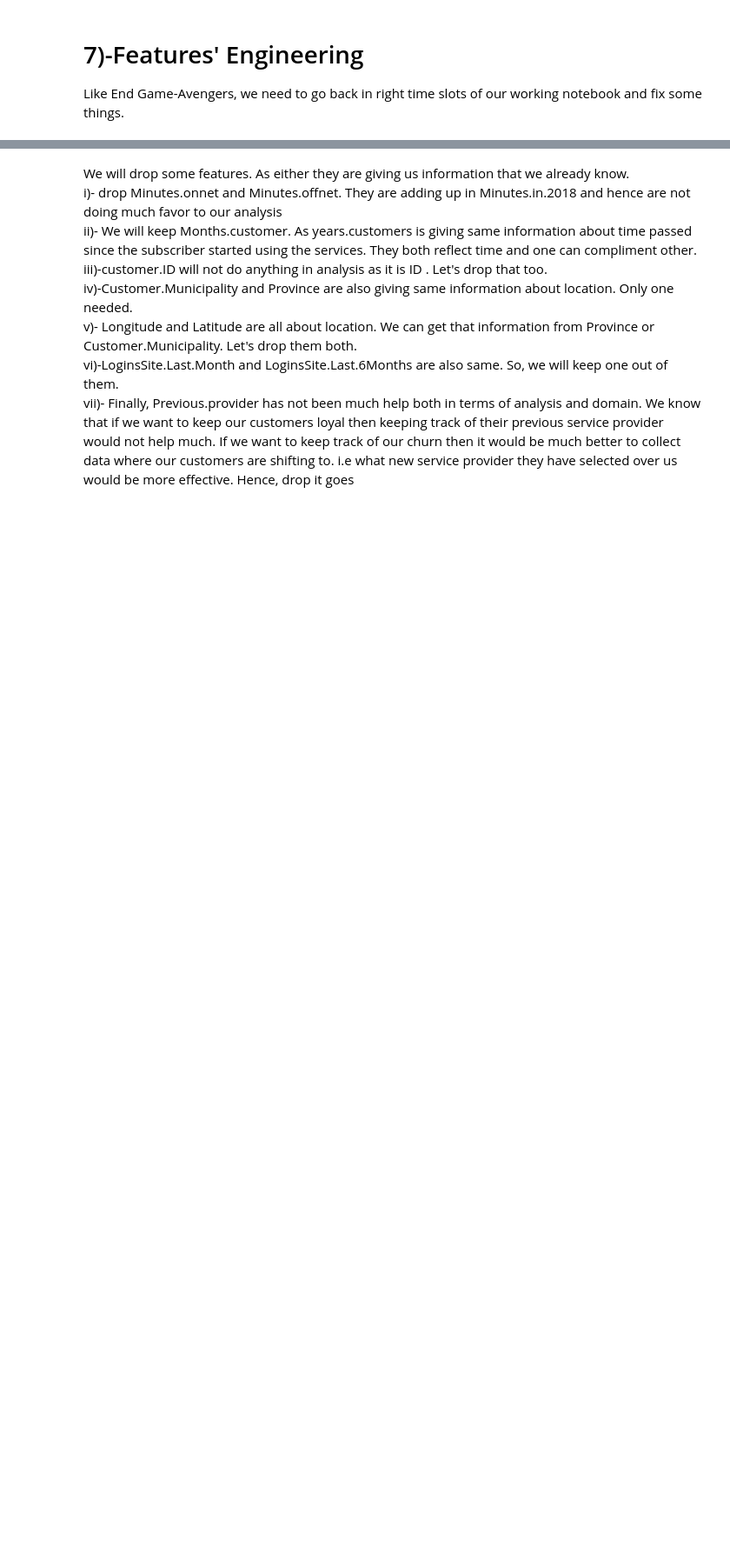
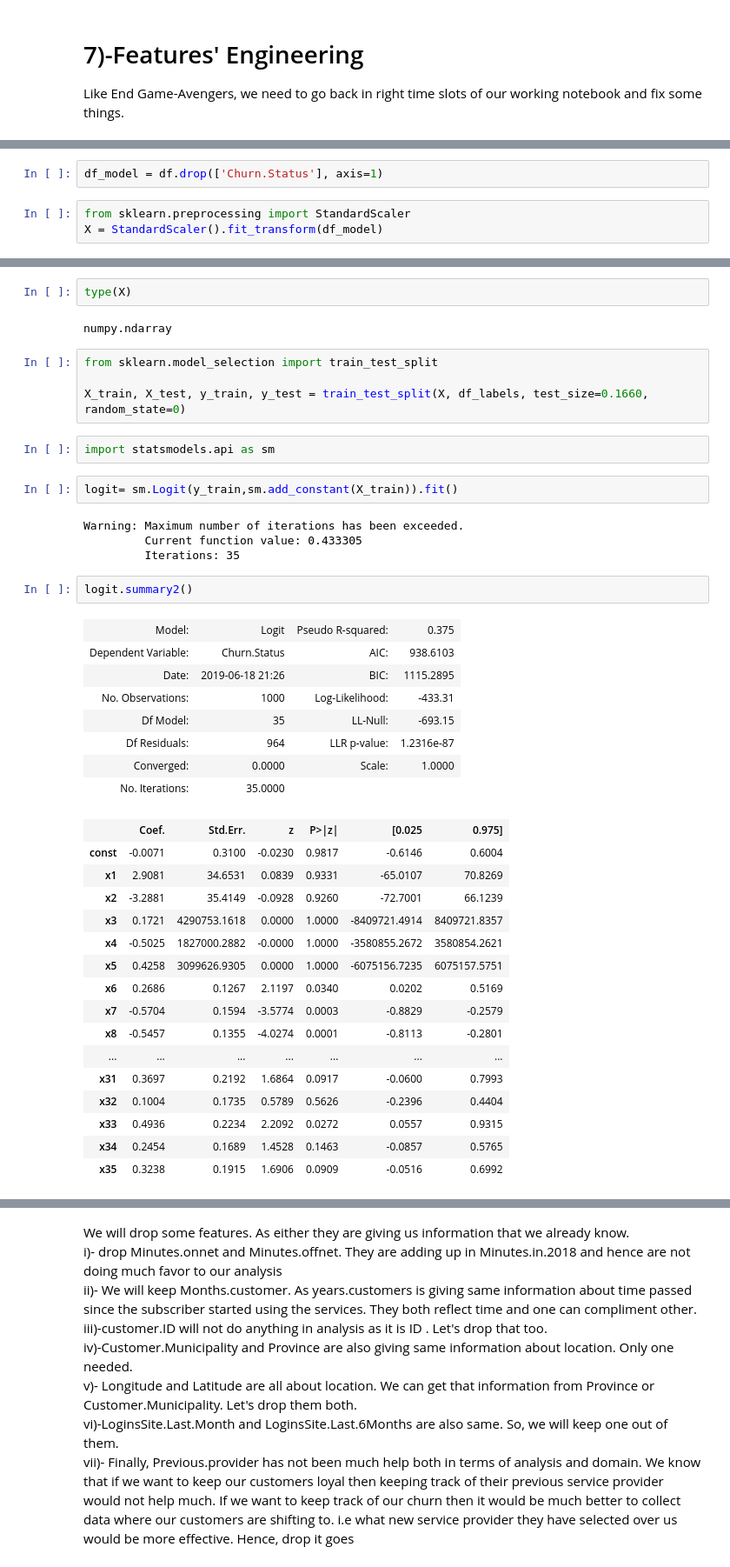
Before and after one commit to HassanSherwani/Telcom_Churn-End-End-Project-, a Jupyter notebook: Customer_Churn_Telecom.ipynb, the cells around one changed output, grey strips where cells are left out. Shown at 87% size. Drawn from its saved outputs; the diff is of its cells as text; blank space fills up the shorter version.

```diff
--- a/Customer_Churn_Telecom.ipynb
+++ b/Customer_Churn_Telecom.ipynb
@@ -1725,0 +1876,5 @@ df.head(2)
+# %%
+df_model = df.drop(['Churn.Status'], axis=1)
+# %%
+from sklearn.preprocessing import StandardScaler
+X = StandardScaler().fit_transform(df_model)
@@ -1725,0 +1885,43 @@ df.head(2)
+# %%
+type(X)
+# %% [output]
+numpy.ndarray
+# %%
+from sklearn.model_selection import train_test_split
+
+X_train, X_test, y_train, y_test = train_test_split(X, df_labels, test_size=0.1660, random_state=0)
+# %%
+import statsmodels.api as sm
+# %%
+logit= sm.Logit(y_train,sm.add_constant(X_train)).fit()
+# %% [output]
+Warning: Maximum number of iterations has been exceeded.
+         Current function value: 0.433305
+         Iterations: 35
+# %%
+logit.summary2()
+# %% [output]
+| Model: | Logit | Pseudo R-squared: | 0.375 |
+| Dependent Variable: | Churn.Status | AIC: | 938.6103 |
+| Date: | 2019-06-18 21:26 | BIC: | 1115.2895 |
+| No. Observations: | 1000 | Log-Likelihood: | -433.31 |
+| Df Model: | 35 | LL-Null: | -693.15 |
+| Df Residuals: | 964 | LLR p-value: | 1.2316e-87 |
+| Converged: | 0.0000 | Scale: | 1.0000 |
+| No. Iterations: | 35.0000 |  |  |
+|  | Coef. | Std.Err. | z | P>|z| | [0.025 | 0.975] |
+| const | -0.0071 | 0.3100 | -0.0230 | 0.9817 | -0.6146 | 0.6004 |
+| x1 | 2.9081 | 34.6531 | 0.0839 | 0.9331 | -65.0107 | 70.8269 |
+| x2 | -3.2881 | 35.4149 | -0.0928 | 0.9260 | -72.7001 | 66.1239 |
+| x3 | 0.1721 | 4290753.1618 | 0.0000 | 1.0000 | -8409721.4914 | 8409721.8357 |
+| x4 | -0.5025 | 1827000.2882 | -0.0000 | 1.0000 | -3580855.2672 | 3580854.2621 |
+| x5 | 0.4258 | 3099626.9305 | 0.0000 | 1.0000 | -6075156.7235 | 6075157.5751 |
+| x6 | 0.2686 | 0.1267 | 2.1197 | 0.0340 | 0.0202 | 0.5169 |
+| x7 | -0.5704 | 0.1594 | -3.5774 | 0.0003 | -0.8829 | -0.2579 |
+| x8 | -0.5457 | 0.1355 | -4.0274 | 0.0001 | -0.8113 | -0.2801 |
+| ... | ... | ... | ... | ... | ... | ... |
+| x31 | 0.3697 | 0.2192 | 1.6864 | 0.0917 | -0.0600 | 0.7993 |
+| x32 | 0.1004 | 0.1735 | 0.5789 | 0.5626 | -0.2396 | 0.4404 |
+| x33 | 0.4936 | 0.2234 | 2.2092 | 0.0272 | 0.0557 | 0.9315 |
+| x34 | 0.2454 | 0.1689 | 1.4528 | 0.1463 | -0.0857 | 0.5765 |
+| x35 | 0.3238 | 0.1915 | 1.6906 | 0.0909 | -0.0516 | 0.6992 |
```
Also changed, not shown: parts of 262 cells of this notebook.
